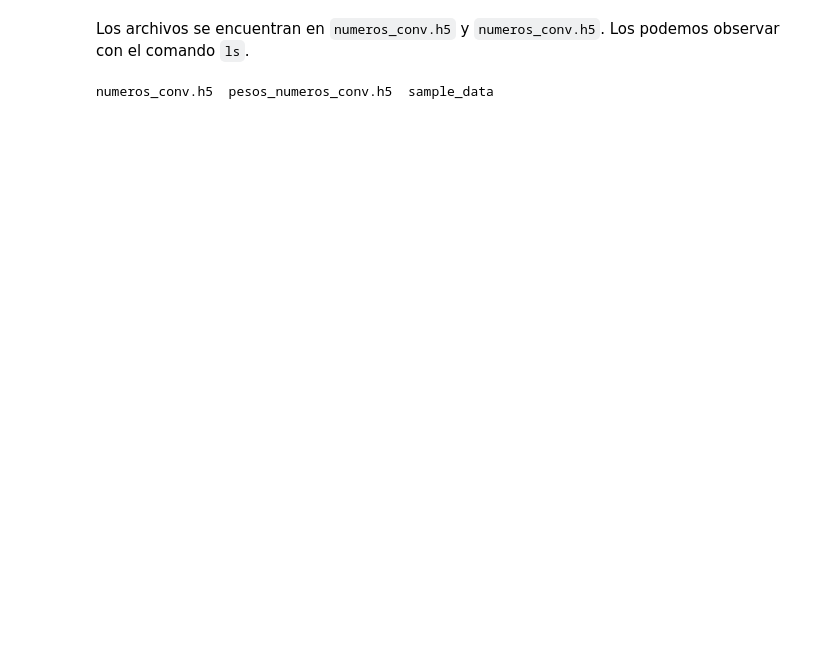
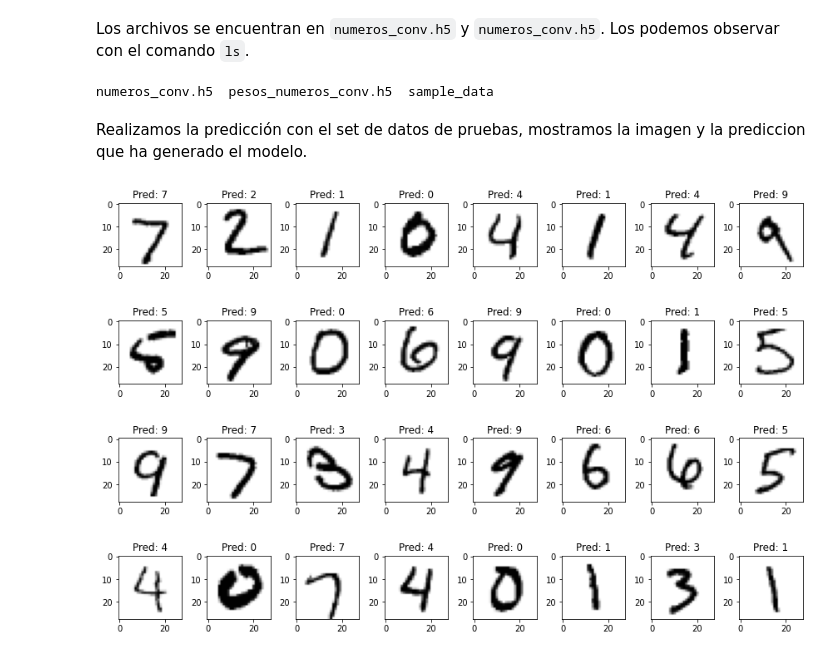
Before and after one commit to GustavoBD-Dev/neuronalnetworks, a Jupyter notebook: RedesNeuronalesConvolucionales.ipynb, the cells around one changed output. Cells and saved outputs as stored; diff of their text form; code cells hidden in the pictures; blank space fills up the shorter version.

Commit message:
Predicción en datos de prueba

```diff
--- a/RedesNeuronalesConvolucionales.ipynb
+++ b/RedesNeuronalesConvolucionales.ipynb
@@ -182,3 +183,20 @@ Los archivos se encuentran en `numeros_conv.h5` y `numeros_conv.h5`. Los podemos
 !ls
 # %% [output]
 numeros_conv.h5  pesos_numeros_conv.h5  sample_data
+# %% [markdown]
+Realizamos la predicción con el set de datos de pruebas, mostramos la imagen y la prediccion que ha generado el modelo.
+# %%
+fig1, axes1 = plt.subplots(filas, columnas, figsize=(1.5*columnas,2*filas))
+for i in range(num):
+  ax = axes1[i//columnas, i%columnas]
+  ax.imshow(X_pruebas[i].reshape(28,28), cmap='gray_r')
+
+  imagen = X_pruebas[i]
+  imagen = np.array([imagen])
+  prediccion = modelo.predict(imagen)
+
+  ax.set_title('Pred: {}'.format(str(np.argmax(prediccion[0]))))
+plt.tight_layout()
+plt.show()
+# %% [output]
+[figure, added]
```
Also changed, not shown: parts of 1 cell of this notebook.
